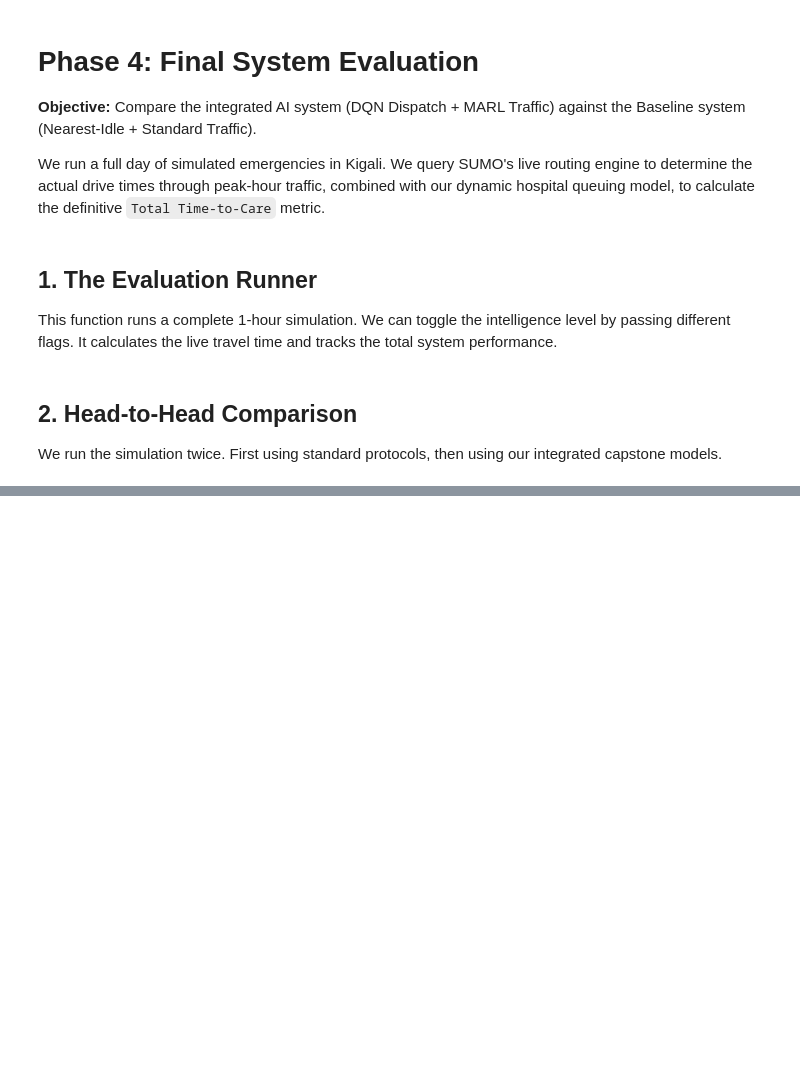
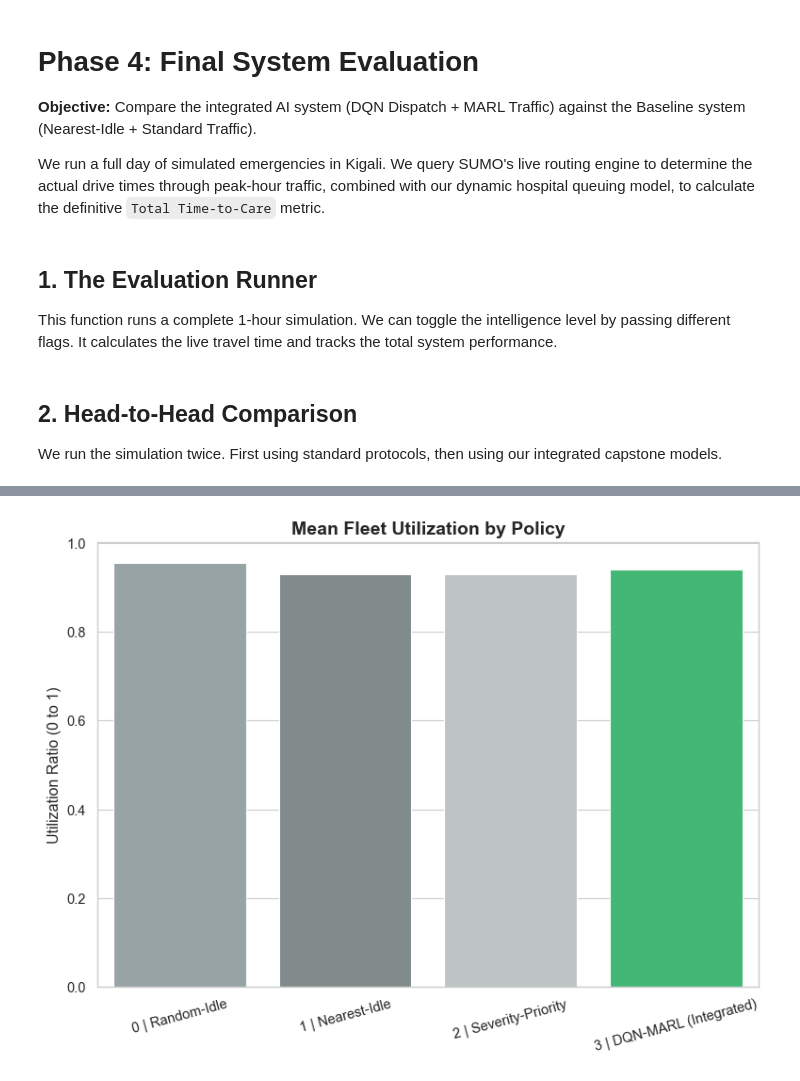
Before and after one commit to Christianib003/kigali-ems-pipeline-optimization, a Jupyter notebook: notebooks/05_evaluate_system.ipynb, the cells around one changed output, grey strips where cells are left out. Saved outputs shown, nothing was run; the diff lists cells and outputs as text; code cells hidden in the pictures; blank space fills up the shorter version.

```diff
--- a/notebooks/05_evaluate_system.ipynb
+++ b/notebooks/05_evaluate_system.ipynb
@@ -392,0 +477,14 @@ FINAL BENCHMARK SUMMARY (ALL POLICIES)
+# %%
+plt.figure(figsize=(8, 6))
+sns.barplot(data=benchmark_df, x='policy', y='fleet_util_mean', palette=colors)
+
+plt.title('Mean Fleet Utilization by Policy', fontsize=14, fontweight='bold')
+plt.ylabel('Utilization Ratio (0 to 1)')
+plt.xlabel('')
+plt.xticks(rotation=15)
+
+plt.tight_layout()
+# plt.savefig('chart_3_utilization.pdf', format='pdf', bbox_inches='tight')
+plt.show()
+# %% [output]
+[figure, added]
```
Also changed, not shown: parts of 8 cells of this notebook, 3 other files.
